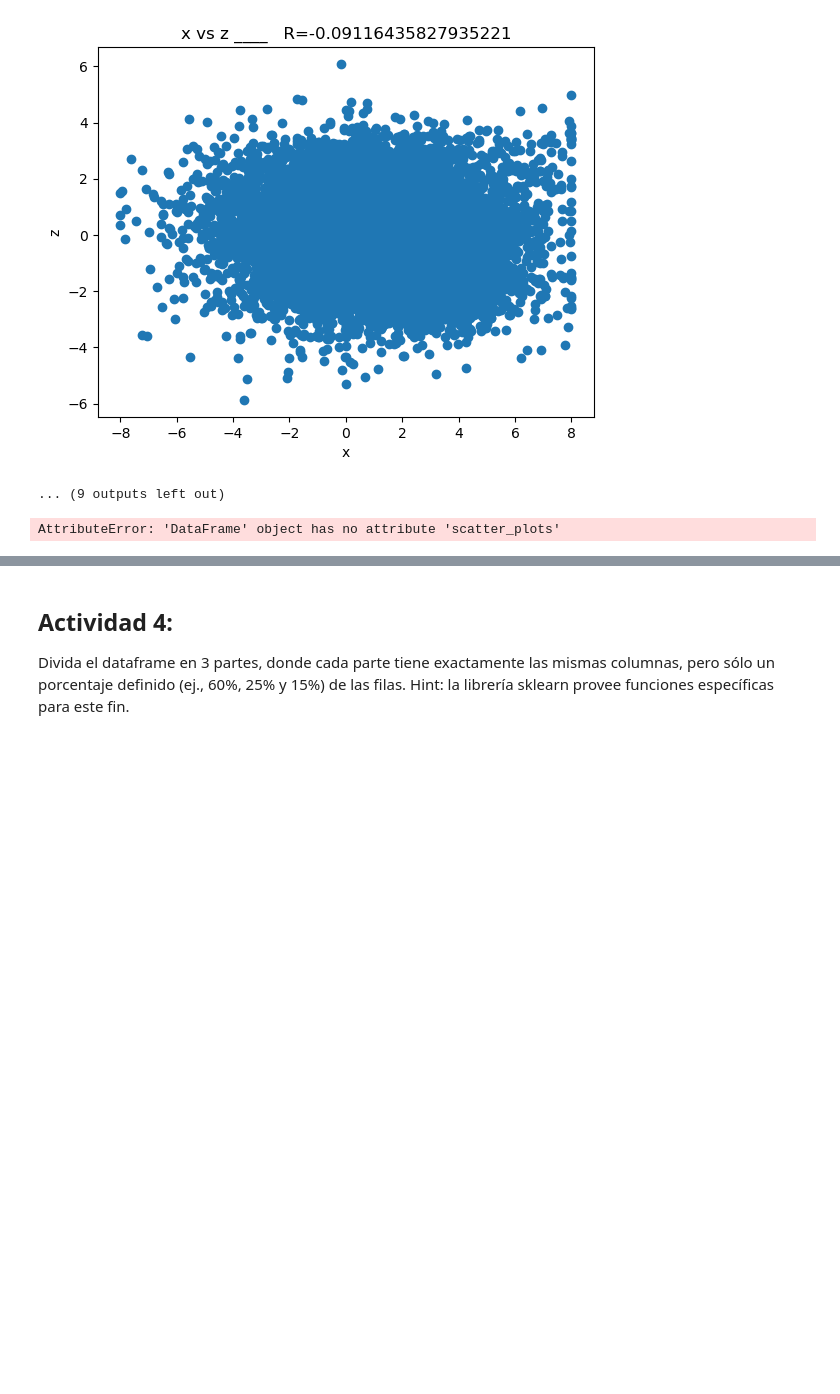
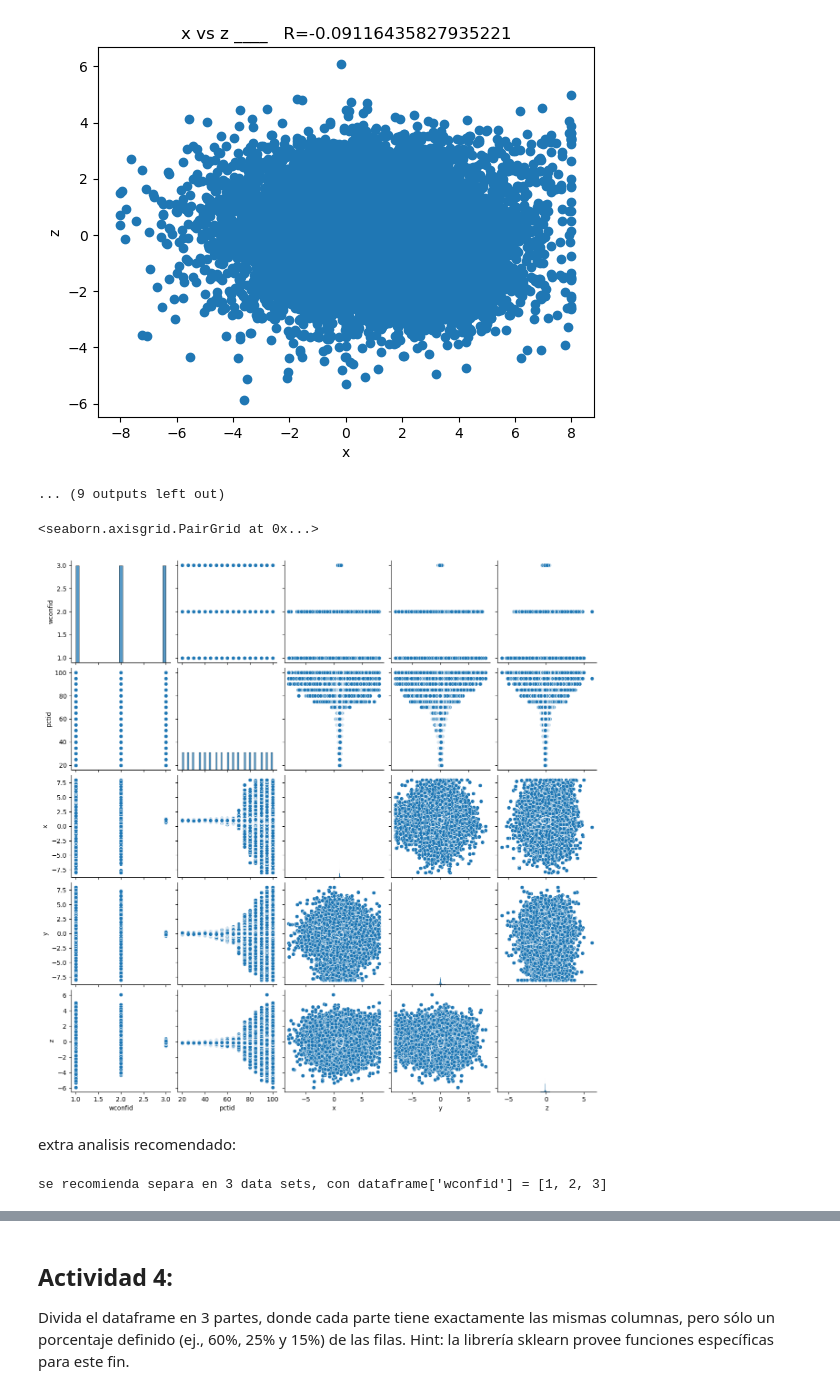
Before and after one commit to fbientrigo/machine-learning, a Jupyter notebook: Curso IA/Trabajo 1/Trabajo1_20230322.ipynb, the cells around one changed output, grey strips where cells are left out. Saved outputs shown, nothing was run; the diff lists cells and outputs as text; code cells hidden in the pictures; blank space fills up the shorter version.

```diff
--- a/Curso IA/Trabajo 1/Trabajo1_20230322.ipynb
+++ b/Curso IA/Trabajo 1/Trabajo1_20230322.ipynb
@@ -145,7 +183,19 @@ for col_i in dataframe.columns:
 [figure]
 ... (9 outputs left out)
 # %%
-# alternativamente se puede usar la funcion de pandas
-dataframe.scatter_plots()
+# alternativamente se puede usar la funcion de seaborn
+sns.pairplot(dataframe)
 # %% [output]
-AttributeError: 'DataFrame' object has no attribute 'scatter_plots'
+<seaborn.axisgrid.PairGrid at 0x...>
+[figure, added]
+# %% [markdown]
+extra analisis recomendado:
+# %%
+# si se desea analizar correctamente hemos de separar los datos del acelerometro
+set_weight_configuration = set(dataframe['wconfid']) # un set me indica los valores unicos
+# conversion a lista:
+set_weight_configuration = [a for a in set_weight_configuration] # permite acceder a los elementos
+
+print(f"se recomienda separa en {len(set_weight_configuration)} data sets, con dataframe['wconfid'] = {set_weight_configuration}")
+# %% [output]
+se recomienda separa en 3 data sets, con dataframe['wconfid'] = [1, 2, 3]
```
Also changed, not shown: parts of 6 cells of this notebook.
